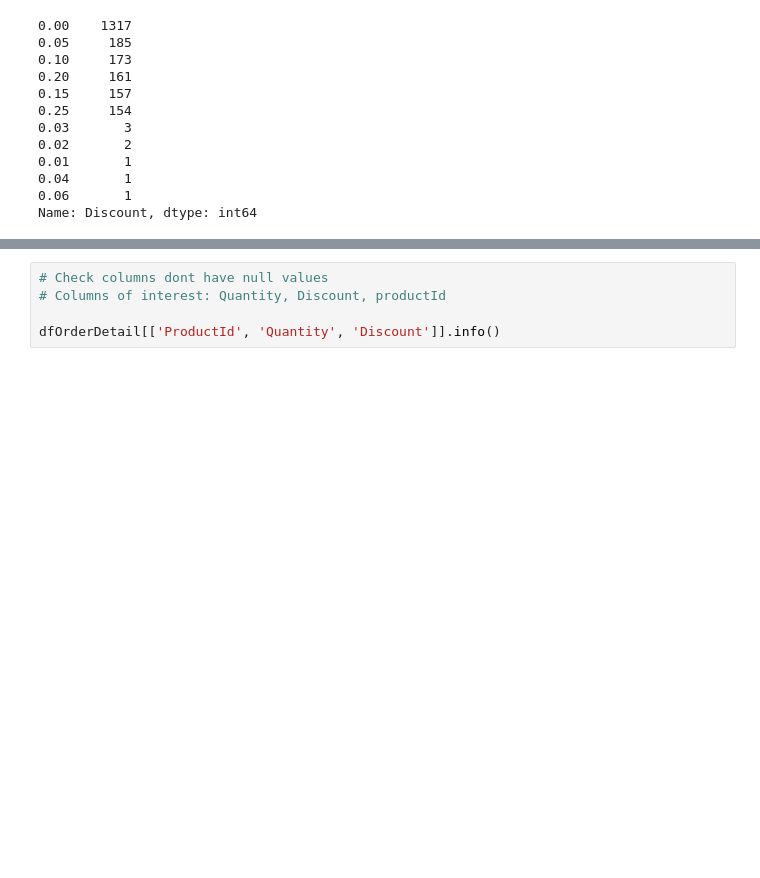
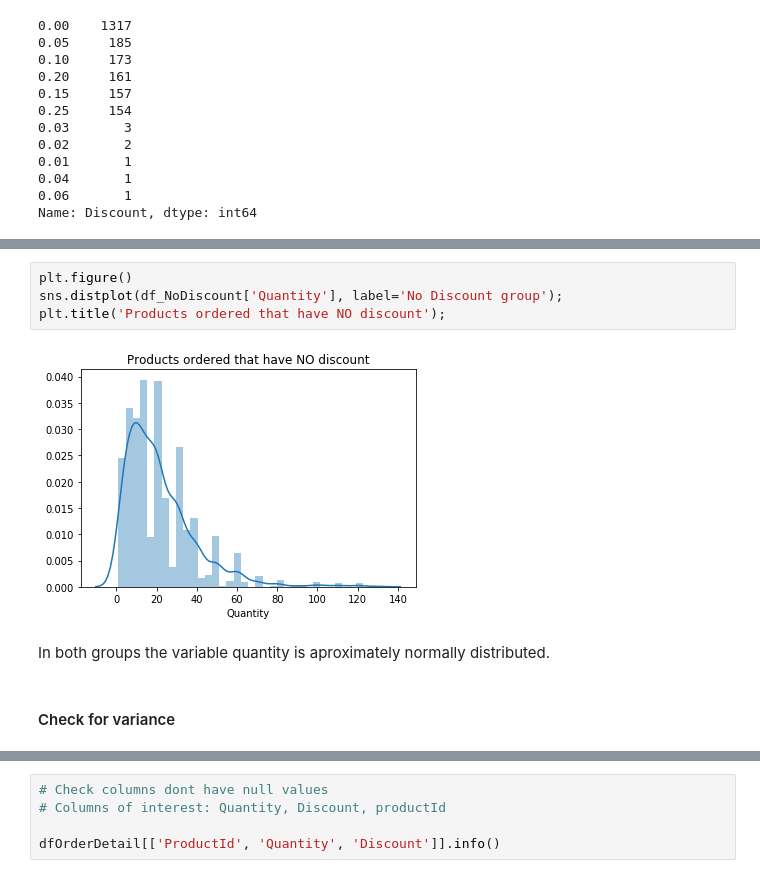
Before and after one commit to naquech-DS/dsc-2-final-project-online-ds-ft-112618, a Jupyter notebook: student.ipynb, the cells around one changed output, grey strips where cells are left out. Saved outputs shown, nothing was run; the diff lists cells and outputs as text; blank space fills up the shorter version.

```diff
--- a/student.ipynb
+++ b/student.ipynb
@@ -221,0 +315,10 @@ At a first look it doesn't seem that dicounts affect the quantity of products or
+# %%
+plt.figure()
+sns.distplot(df_NoDiscount['Quantity'], label='No Discount group');
+plt.title('Products ordered that have NO discount');
+# %% [output]
+[figure, added]
+# %% [markdown]
+In both groups the variable quantity is aproximately normally distributed.
+# %% [markdown]
+#### Check for variance
```
Also changed, not shown: parts of 25 cells of this notebook.
